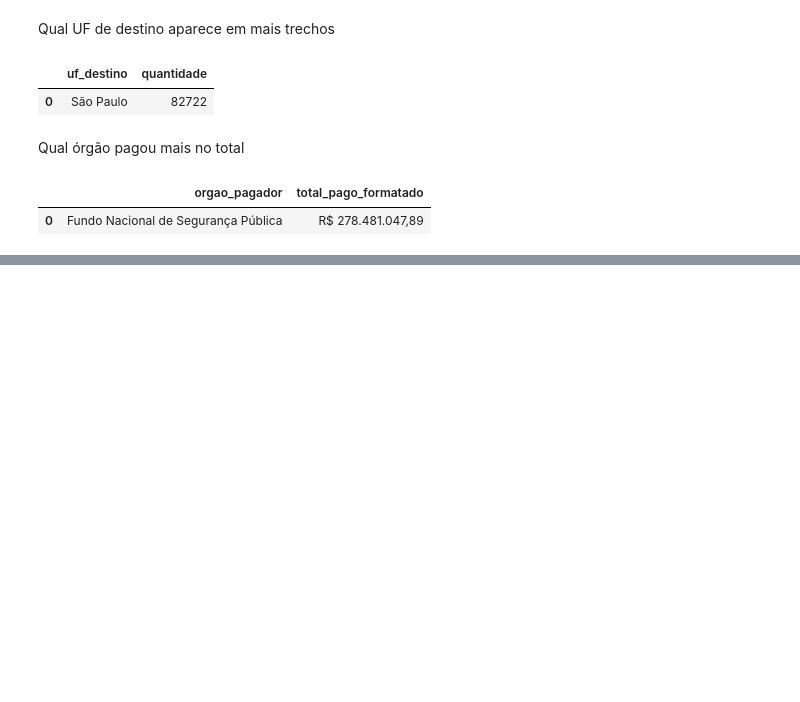
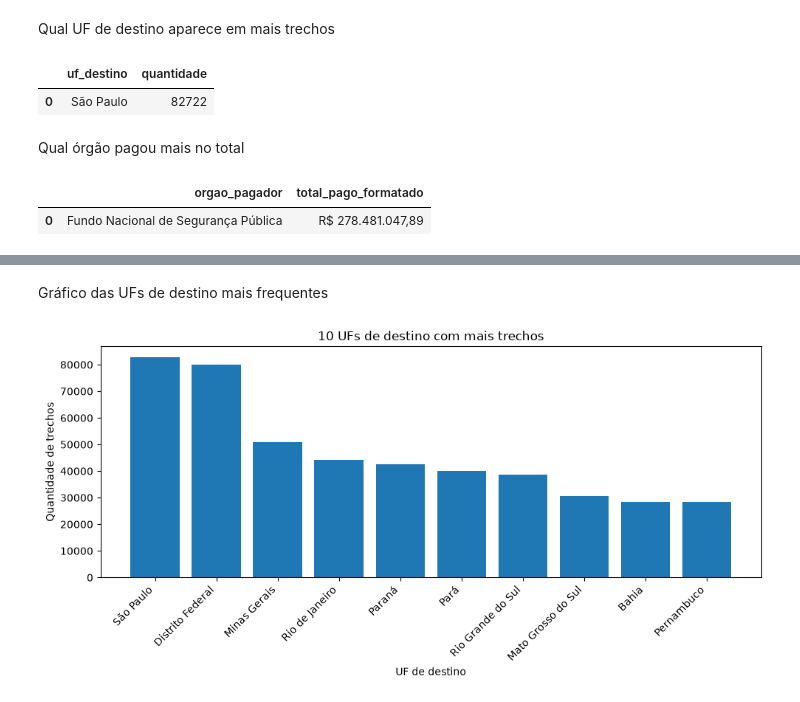
Before and after one commit to heloisacomelli/Projeto-Avaliativo-Modulo1-Heloisa_Campos_Comelli, a Jupyter notebook: 3_analise.ipynb, the cells around one changed output, grey strips where cells are left out. Cells and saved outputs as stored; diff of their text form; code cells hidden in the pictures; blank space fills up the shorter version.

```diff
--- a/3_analise.ipynb
+++ b/3_analise.ipynb
@@ -398,0 +463,33 @@ display(df_orgao_pagador[['orgao_pagador', 'total_pago_formatado']])
+# %% [markdown]
+Gráfico das UFs de destino mais frequentes
+# %%
+sql_grafico_uf = """
+SELECT
+    categoria AS uf_destino,
+    quantidade
+FROM gold_indicadores
+WHERE indicador = 'uf_destino_mais_frequente'
+ORDER BY quantidade DESC
+LIMIT 10;
+"""
+
+df_grafico_uf = consultar(sql_grafico_uf)
+
+plt.figure(figsize=(10, 5))
+
+plt.bar(
+    df_grafico_uf["uf_destino"],
+    df_grafico_uf["quantidade"]
+)
+
+plt.title("10 UFs de destino com mais trechos")
+plt.xlabel("UF de destino")
+plt.ylabel("Quantidade de trechos")
+
+# Rotaciona as legendas do eixo X em 45 graus
+plt.xticks(rotation=45, ha="right")
+
+plt.tight_layout()
+plt.show()
+# %% [output]
+[figure, added]
```
Also changed, not shown: parts of 4 cells of this notebook.
